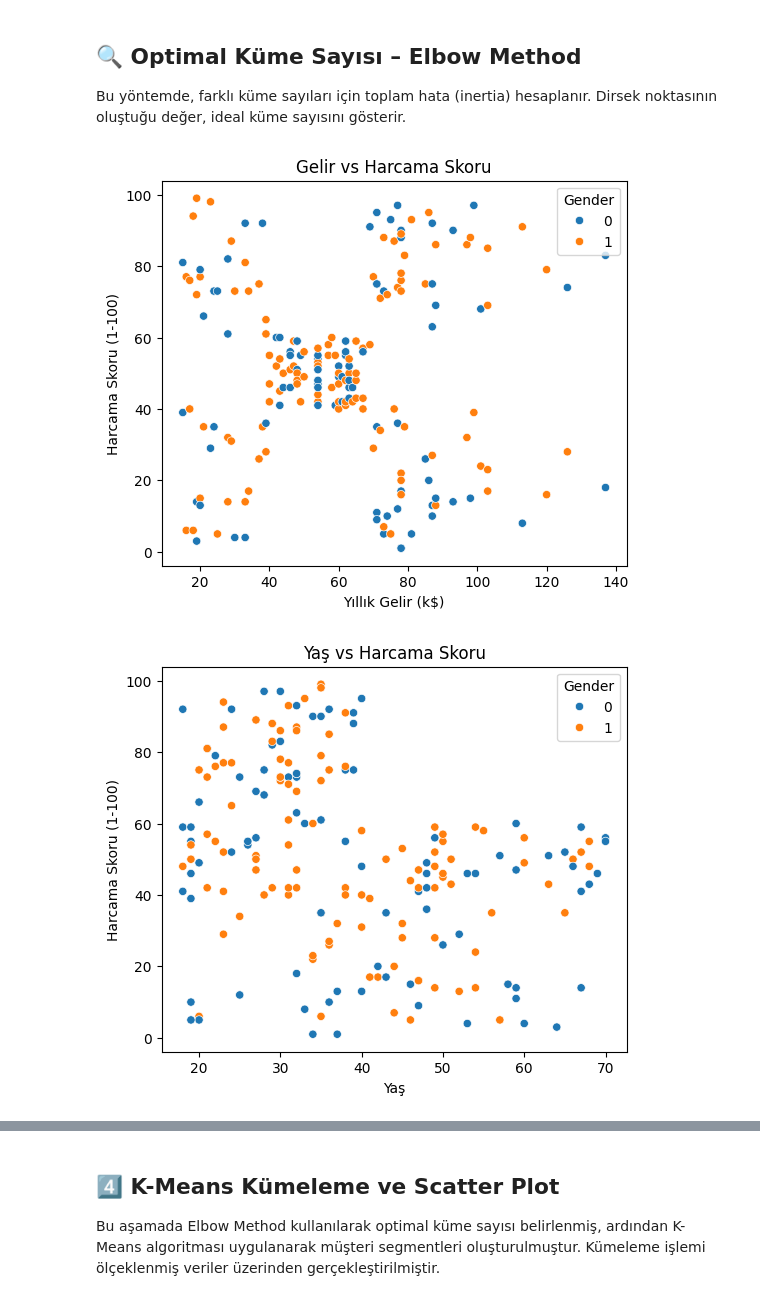
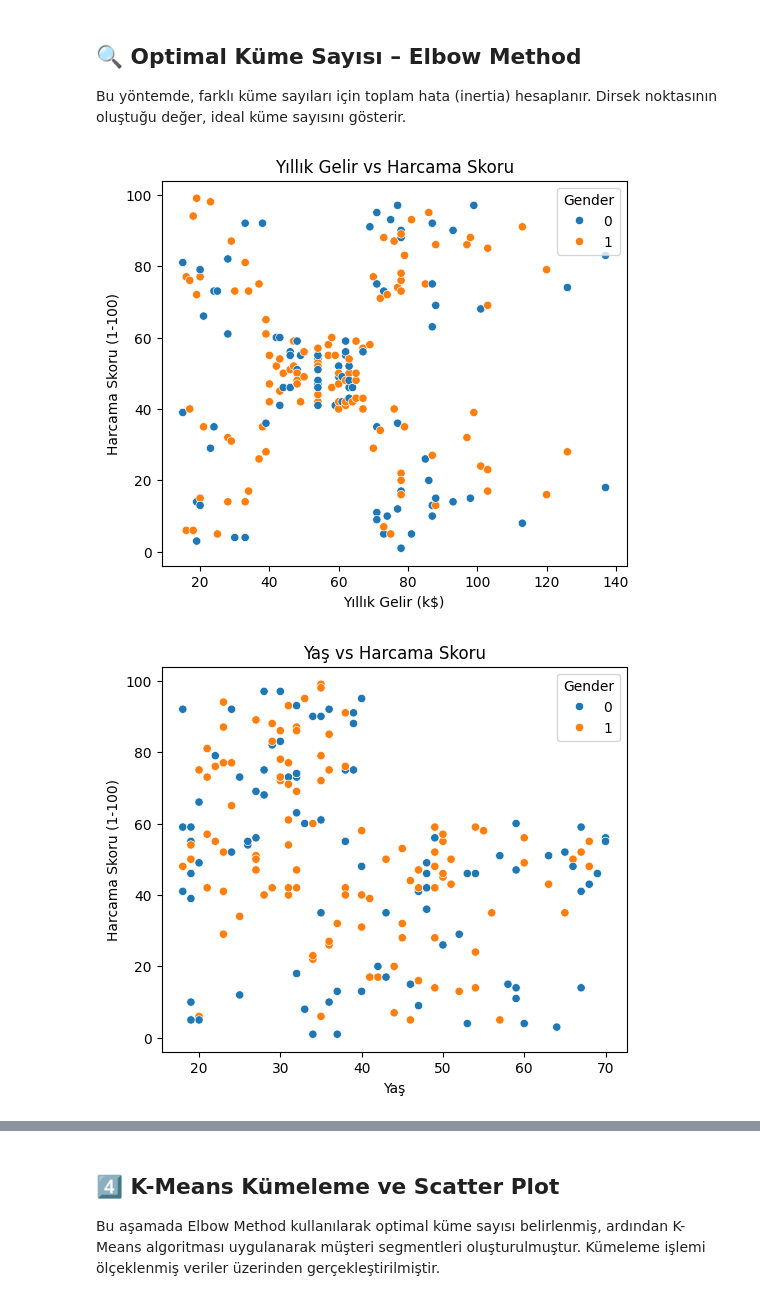
Before and after one commit to hafizecim/Mall-Customer-Segmentation-with-K-Means, a Jupyter notebook: mall_customer_segmentation.ipynb, the cells around one changed output, grey strips where cells are left out. Saved outputs shown, nothing was run; the diff lists cells and outputs as text; code cells hidden in the pictures.

Commit message:
Kaggle Notebook | mall_customer_segmentation.ipynb | Scatter Plot kod düzenleme

```diff
--- a/mall_customer_segmentation.ipynb
+++ b/mall_customer_segmentation.ipynb
@@ -223,15 +223,6 @@ Grafiklerde cinsiyet değişkeni renklendirme ile gösterilerek olası davranı
 Bu yöntemde, farklı küme sayıları için toplam hata (inertia) hesaplanır. Dirsek noktasının oluştuğu değer, ideal küme sayısını gösterir.
 # %%
 #3️⃣ Scatter Plot – Değişkenler Arası İlişkiler
-
-# Gerekli kütüphaneler (emin olmak için)
-import matplotlib.pyplot as plt
-import seaborn as sns
-
-# 🔴 df_clean YOKSA OLUŞTUR
-if 'df_clean' not in globals():
-    df_clean = df.drop(['CustomerID'], axis=1)
-    df_clean['Gender'] = df_clean['Gender'].map({'Male':0, 'Female':1})
 
 # 1️⃣ Gelir vs Harcama Skoru
 plt.figure(figsize=(6,5))
@@ -239,40 +230,40 @@ sns.scatterplot(
     x='Annual Income (k$)',
     y='Spending Score (1-100)',
     hue='Gender',
-    data=df_clean
+    data=df_model
 )
-plt.title('Gelir vs Harcama Skoru')
+plt.title('Yıllık Gelir vs Harcama Skoru')
 plt.xlabel('Yıllık Gelir (k$)')
 plt.ylabel('Harcama Skoru (1-100)')
 plt.show()
 
 # 2️⃣ Yaş vs Harcama Skoru
 plt.figure(figsize=(6,5))
 sns.scatterplot(
     x='Age',
     y='Spending Score (1-100)',
     hue='Gender',
-    data=df_clean
+    data=df_model
 )
 plt.title('Yaş vs Harcama Skoru')
 plt.xlabel('Yaş')
 plt.ylabel('Harcama Skoru (1-100)')
 plt.show()
 
 # 3️⃣ Yaş vs Yıllık Gelir
 plt.figure(figsize=(6,5))
 sns.scatterplot(
     x='Age',
     y='Annual Income (k$)',
     hue='Gender',
-    data=df_clean
+    data=df_model
 )
 plt.title('Yaş vs Yıllık Gelir')
 plt.xlabel('Yaş')
 plt.ylabel('Yıllık Gelir (k$)')
 plt.show()
 # %% [output]
-[figure, old version]
+[figure, new version]
 [figure]
 [figure]
 # %% [markdown]
```
